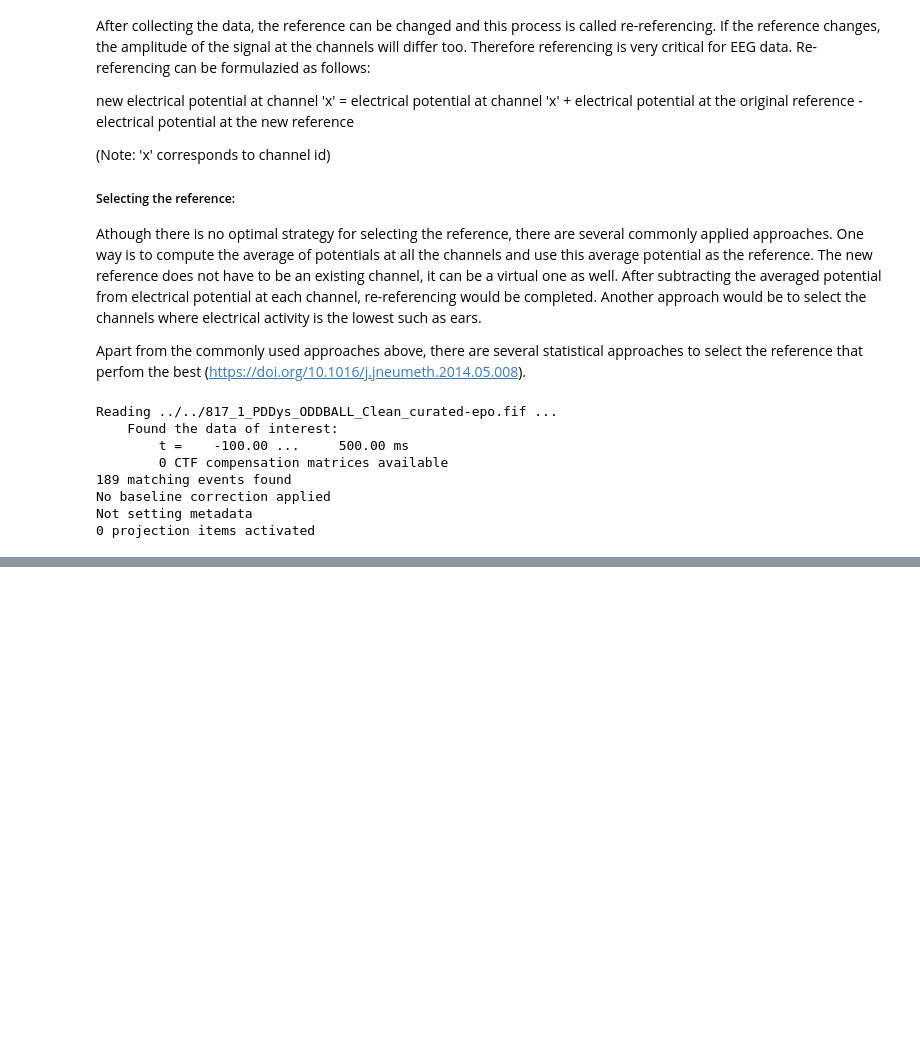
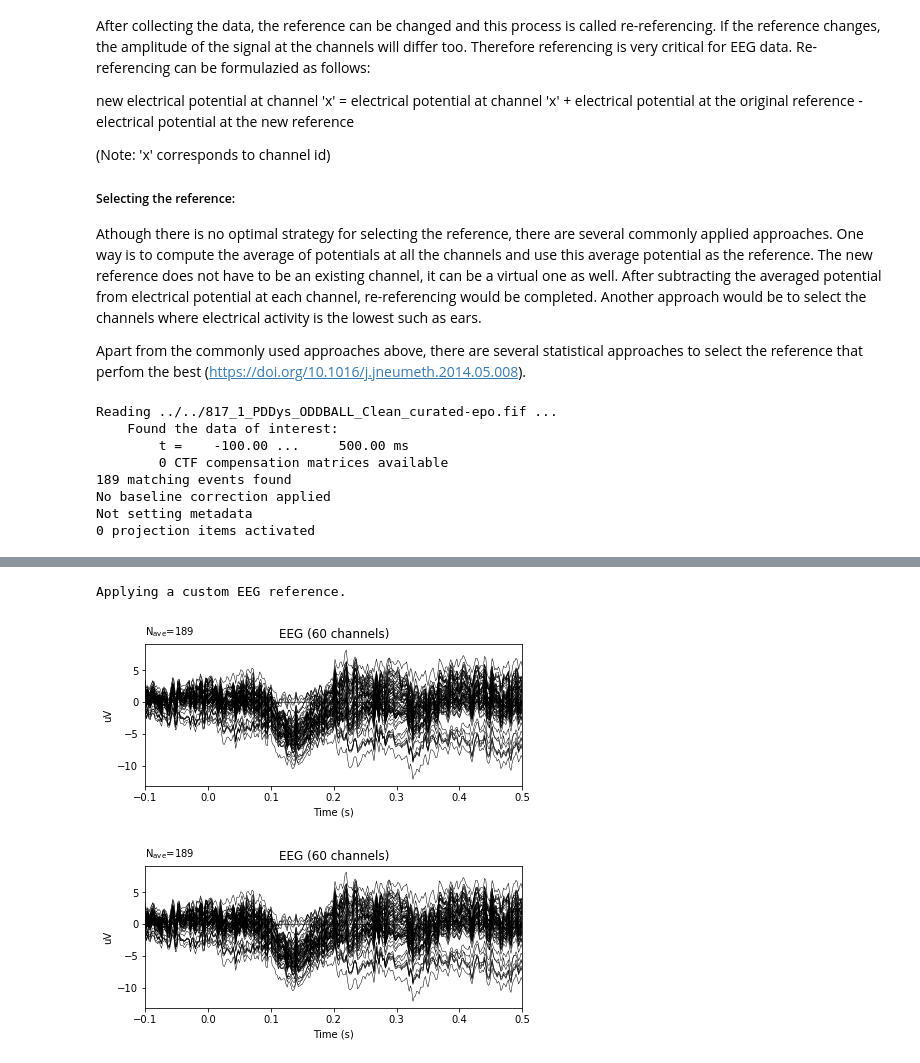
Before and after one commit to aath0/AlgorithmsNeuroscience, a Jupyter notebook: Tutorials/Referencing for EEG data.ipynb, the cells around one changed output, grey strips where cells are left out. Drawn from its saved outputs; the diff is of its cells as text; code cells hidden in the pictures; blank space fills up the shorter version.

```diff
--- a/Tutorials/Referencing for EEG data.ipynb
+++ b/Tutorials/Referencing for EEG data.ipynb
@@ -35,0 +72,7 @@ Not setting metadata
+# %%
+re_ref_epochs_2 = epochs.set_eeg_reference(['TP8'])
+re_ref_epochs_2.average().plot()
+# %% [output]
+Applying a custom EEG reference.
+[figure, added]
+[figure, added]
```
Also changed, not shown: parts of 4 cells of this notebook.
